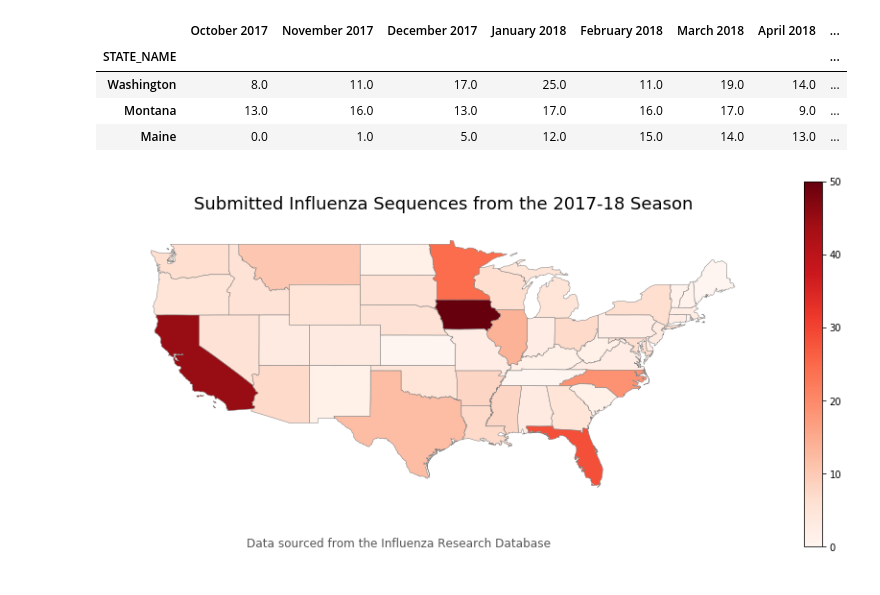
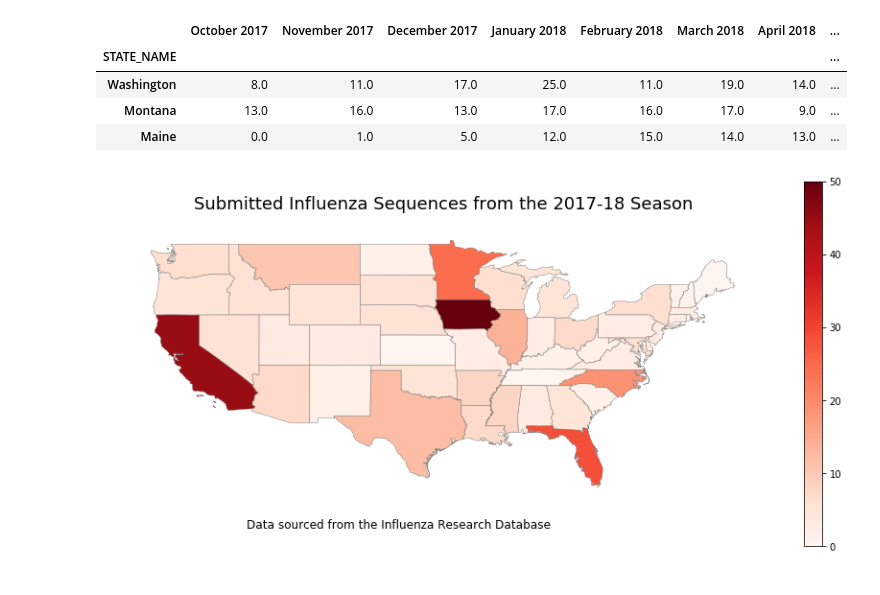
Before and after one commit to Adrianapip/Influenza-GIF, a Jupyter notebook: GIF.ipynb, the cells around one changed output. Drawn from its saved outputs; the diff is of its cells as text; code cells hidden in the pictures.

Commit message:
add explanatory comments; cleaned up image

```diff
--- a/GIF.ipynb
+++ b/GIF.ipynb
@@ -130,4 +68,0 @@ us_state_abbrev = {
-# %%
-# makes a new column 'abbrev' that maps the State name to its abreviation from above cell.
-
-fluAB_df['abbrev'] = fluAB_df['State/Province'].map(us_state_abbrev)
@@ -234,38 +160,39 @@ merged1.head(3)
 | Montana | 13.0 | 16.0 | 13.0 | 17.0 | 16.0 | 17.0 | 9.0 | ... |
 | Maine | 0.0 | 1.0 | 5.0 | 12.0 | 15.0 | 14.0 | 13.0 | ... |
 # %%
-# test the figure parameters
+# let's do a test plot, and see what just October looks like
 
 # column data from merged1 that is going to be plotted
 variable = 'October 2017'
 
 # sets the min and max values for the colorbar
 vmin,vmax = 0,50
 
 # creates a just a figure and one subplot
 fig,ax = plt.subplots(1, figsize=(15,7))
 
 # plot
 usplot = merged1.plot(column=variable, cmap='Reds',
              linewidth=0.5, ax=ax,
            edgecolor='0.5')
 
 # turns off the axes
 ax.axis('off')
 
 # title parameters
 title = ax.set_title('Submitted Influenza Sequences from the 2017-18 Season', fontsize=18)
 title.set_position([.5, 1.05])
 
 # adds annotation at bottom of figure
-ax.annotate('Data sourced from the Influenza Research Database', xy=(0.2, 0.1),xycoords='figure fraction',
-           horizontalalignment='left', verticalalignment='top',
-           fontsize=12, color='#555555')
+ax.annotate('Data sourced from the Influenza Research Database', xy=(0.2, 0.1),
+            xycoords='figure fraction',
+           horizontalalignment='left',
+           fontsize=12)
 
-# add colorbar
+# adds colorbar
 sm = plt.cm.ScalarMappable(cmap='Reds', norm=plt.Normalize(vmin=vmin, vmax=vmax))
 sm._A = []
 cbar = fig.colorbar(sm)
 # %% [output]
-[figure, old version]
+[figure, new version]
 # %%
```
Also changed, not shown: parts of 13 cells of this notebook, 25 other files.
